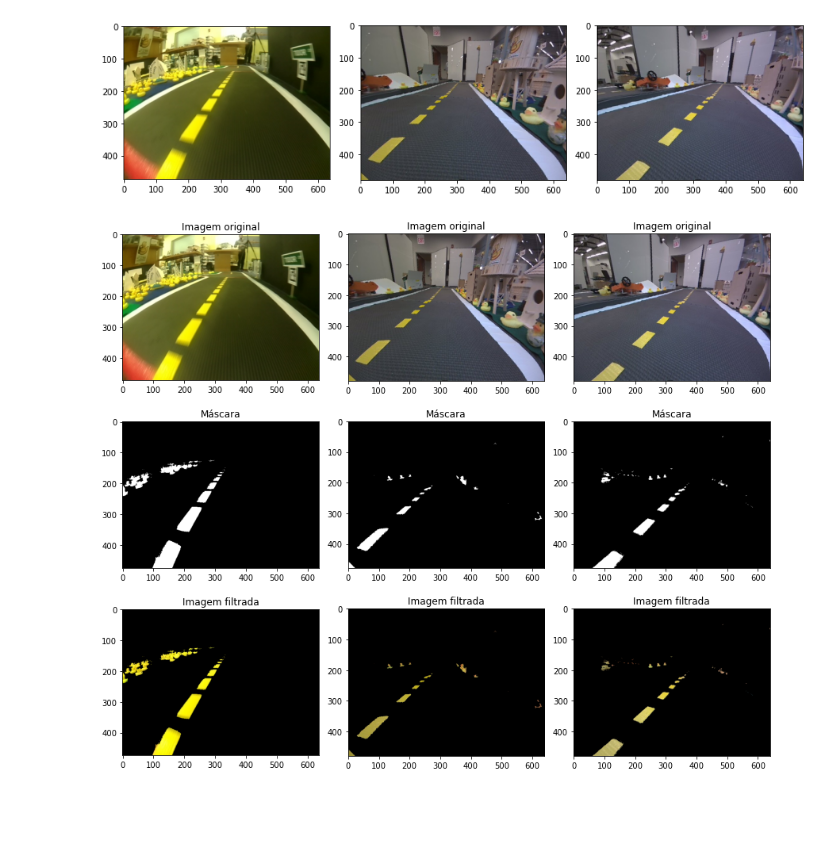
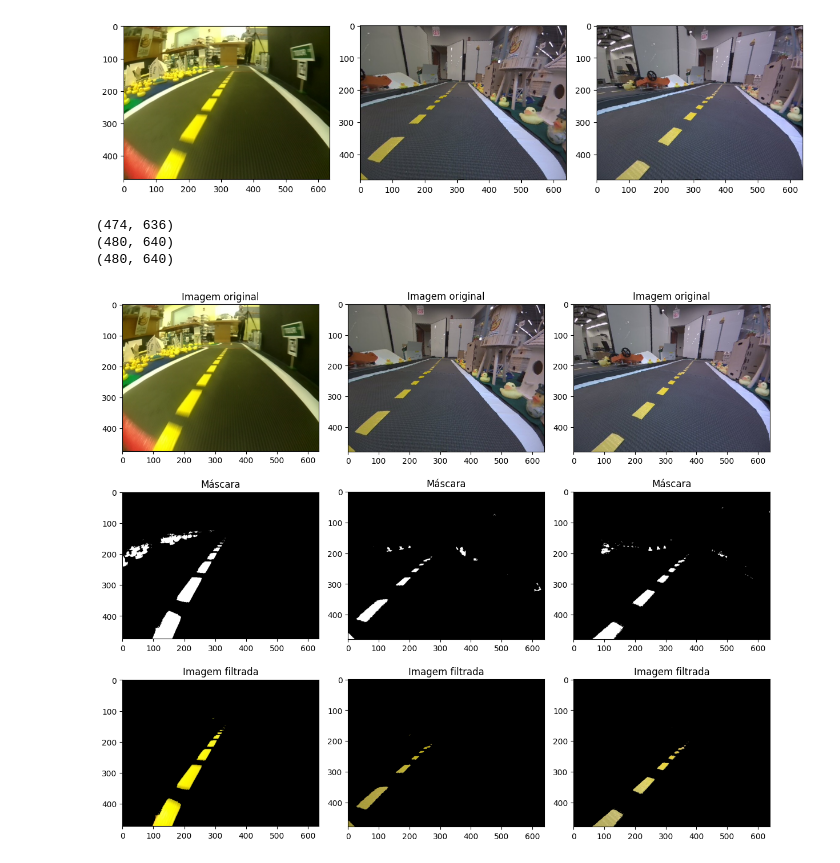
Before and after one commit to 14g0/duckievillage-assignments, a Jupyter notebook: braitenberg/ArquiteturasSensorimotoras01.ipynb, the cells around one changed output. Cells and saved outputs as stored; diff of their text form; code cells hidden in the pictures; blank space fills up the shorter version.

```diff
--- a/braitenberg/ArquiteturasSensorimotoras01.ipynb
+++ b/braitenberg/ArquiteturasSensorimotoras01.ipynb
@@ -354,35 +354,64 @@ plt.tight_layout()
 # %%
 # Filtro para faixa tracejada central
 
 mascaras = [
     [
         np.array([20, 180, 180]),
-        np.array([100, 255, 255])
+        np.array([100, 255, 255]),
     ],
     [
         np.array([10, 130, 130]),
         np.array([100, 255, 255]),
     ],
     [
         np.array([10, 90, 90]),
         np.array([100, 255, 255]),
     ]
 ]
 
+remocao = [
+    [
+        np.array([[0, 250], [290, 150], [290, 0], [0, 0]], np.int32),
+    ],
+    [
+        np.array([[0, 250], [290, 150], [290, 0], [0, 0]], np.int32),
+        np.array([[320, 0], [320, 350], [640, 350], [640, 0]], np.int32),
+    ],
+    [
+        np.array([[0, 0], [320, 0], [320, 210], [0, 210]], np.int32),
+        np.array([[450, 0], [450, 350], [640, 350], [640, 0]], np.int32),
+    ]
+]
+
+
 _, ax = plt.subplots(3,3,figsize=(12,10))
 for i in range(3):
     img_hsv_a = cv2.cvtColor(img_rgb[i], cv2.COLOR_BGR2HSV)
+    print(img_hsv_a.shape[:2])
     mascara_a = cv2.inRange(img_hsv_a, mascaras[i][0], mascaras[i][1])
     img_amarela = cv2.bitwise_and(img_rgb[i], img_rgb[i], mask=mascara_a)
+
+    # Remove os pontos fora da faixa tracejada ---------------------------------
+    mascara_remocao = np.ones(img_amarela.shape[:2], dtype=np.uint8) * 255
+    for poligono in remocao[i]:
+        reshape = poligono.reshape((-1, 1, 2))
+        cv2.fillPoly(mascara_remocao, [reshape], 0)
+
+    img_amarela[mascara_remocao == 0] = 0
+    #---------------------------------------------------------------------------
+
     ax[0,i].imshow(cv2.cvtColor(img_rgb[i], cv2.COLOR_BGR2RGB))
     ax[0,i].set_title('Imagem original')
     ax[1,i].imshow(mascara_a, cmap='gray')
     ax[1,i].set_title('Máscara')
     ax[2,i].imshow(cv2.cvtColor(img_amarela, cv2.COLOR_BGR2RGB))
     ax[2,i].set_title('Imagem filtrada')
 plt.tight_layout()
 # %% [output]
+(474, 636)
+(480, 640)
+(480, 640)
-[figure, old version]
+[figure, new version]
 # %%
 # Filtro para faixa contínua branca
 mascaras = [
```
Also changed, not shown: parts of 6 cells of this notebook, 2 other files.
